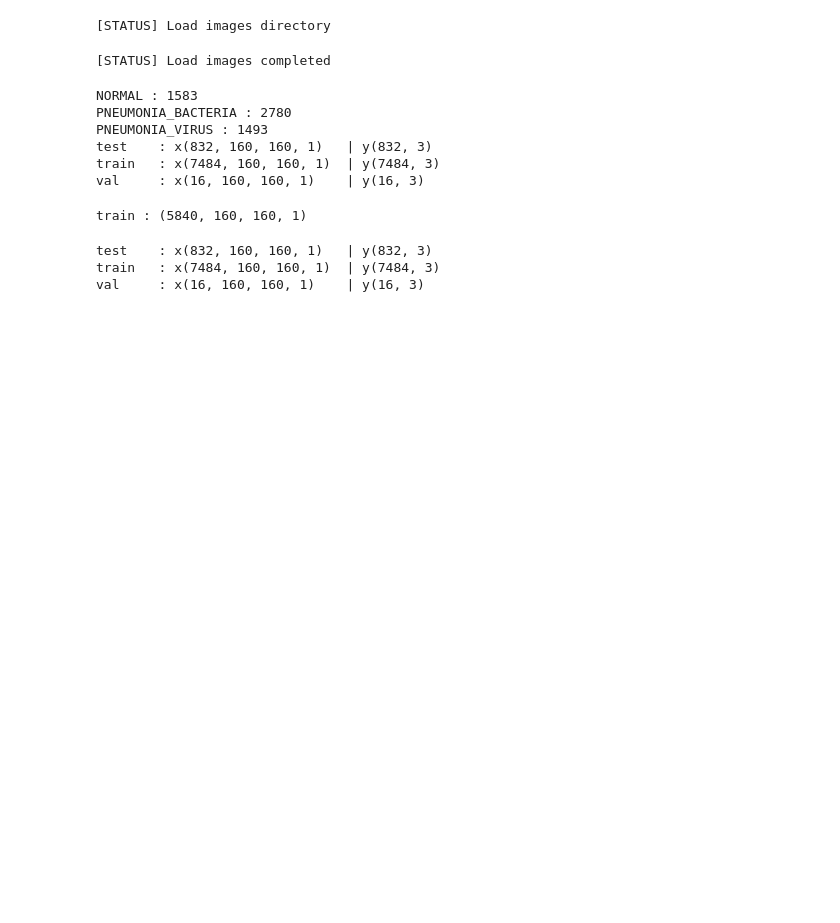
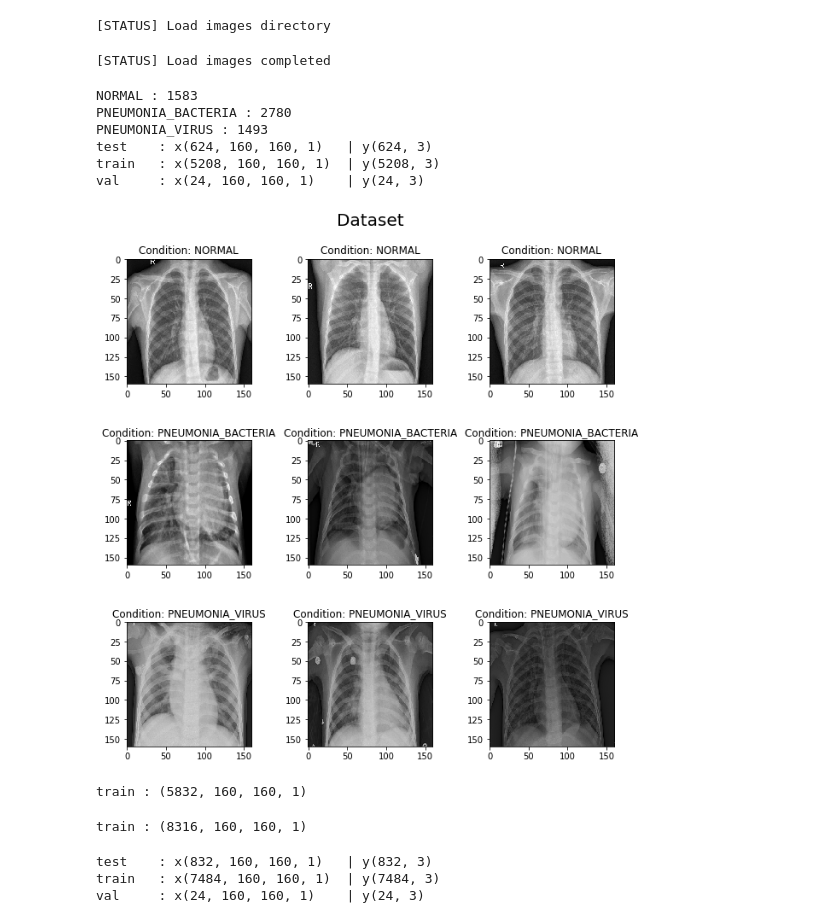
Before and after one commit to maftuhm/Pneumonia-Classification-Using-CNN, a Jupyter notebook: pneumonia-classification-three-class.ipynb, the cells around one changed output. Saved outputs shown, nothing was run; the diff lists cells and outputs as text; code cells hidden in the pictures; blank space fills up the shorter version.

Commit message:
training

```diff
--- a/pneumonia-classification-three-class.ipynb
+++ b/pneumonia-classification-three-class.ipynb
@@ -61,27 +61,28 @@ for dir_path in glob.glob(os.path.join(data_dir, '*')):
         data[kind_dir]['x'], data[kind_dir]['y'] = [], []
 
         for path in glob.glob(os.path.join(dir_path, '*')):
-            label = os.path.split(path)[-1]
+            div = os.path.split(path)[-1]
 
             images = glob.glob(os.path.join(path, '*.jpeg'))
             if len(images) != 0:
                 for image in tqdm(images, desc='Load ' + path):
-                    if 'bacteria' in image:
-                        data[kind_dir]['y'].append(classes[1])
-                        if label != 'val':
-                            data[classes[1]].append(image)
-                    elif 'virus' in image:
-                        data[kind_dir]['y'].append(classes[2])
-                        if label != 'val':
-                            data[classes[2]].append(image)
-                    else:
-                        data[kind_dir]['y'].append(label)
-                        if label != 'val':
-                            data[classes[0]].append(image)
+                    image_name = os.path.split(image)[-1]
 
                     image = cv.imread(image, 0)
                     image = cv.resize(image, resize)
                     data[kind_dir]['x'].append(image)
+
+                    if 'bacteria' in image_name:
+                        target = classes[1]
+                    elif 'virus' in image_name:
+                        target = classes[2]
+                    else:
+                        target = div
+
+                    if div != 'val':
+                        data[target].append(image)
+
+                    data[kind_dir]['y'].append(target)
 
         data[kind_dir]['x'] = np.array(data[kind_dir]['x'], dtype='f') / 255
         data[kind_dir]['x'] = data[kind_dir]['x'].reshape(data[kind_dir]['x'].shape[0], width, height, 1)
@@ -108,21 +109,39 @@ for kind in data:
 NORMAL : 1583
 PNEUMONIA_BACTERIA : 2780
 PNEUMONIA_VIRUS : 1493
-test    : x(832, 160, 160, 1)   | y(832, 3)
-train   : x(7484, 160, 160, 1)  | y(7484, 3)
-val     : x(16, 160, 160, 1)    | y(16, 3)
+test    : x(624, 160, 160, 1)   | y(624, 3)
+train   : x(5208, 160, 160, 1)  | y(5208, 3)
+val     : x(24, 160, 160, 1)    | y(24, 3)
+# %%
+fig, ax = plt.subplots(3, 3, figsize=(9, 9))
+
+for i in range(len(ax)):
+    for j in range(len(ax[i])):
+        image = data[classes[i]][j]
+        ax[i][j].imshow(image.reshape(width, height), cmap='gray')
+        ax[i][j].set_title('Condition: ' + classes[i])
+
+fig.suptitle('Dataset', position=(.5, 1.025), fontsize=20)
+fig.tight_layout()
+fig.show()
+# %% [output]
+[figure, added]
 # %%
 data.train.x = np.concatenate((data.train.x, data.test.x), axis=0)
 data.train.y = np.concatenate((data.train.y, data.test.y), axis=0)
 
 print('train :', data.train.x.shape)
 # %% [output]
-train : (5840, 160, 160, 1)
+train : (5832, 160, 160, 1)
 # %%
 over_sampling = RandomOverSampler(random_state=42)
 x = data.train.x.reshape(data.train.x.shape[0], width*height)
 data.train.x, data.train.y = over_sampling.fit_resample(x, data.train.y)
 data.train.x = data.train.x.reshape(data.train.x.shape[0], width, height, 1)
+# %%
+print('train :', data.train.x.shape)
+# %% [output]
+train : (8316, 160, 160, 1)
 # %%
 data.train.x, data.test.x, data.train.y, data.test.y = \
 train_test_split(data.train.x, data.train.y, test_size=0.10, random_state=42)
@@ -136,7 +155,7 @@ for kind in data:
 # %% [output]
 test    : x(832, 160, 160, 1)   | y(832, 3)
 train   : x(7484, 160, 160, 1)  | y(7484, 3)
-val     : x(16, 160, 160, 1)    | y(16, 3)
+val     : x(24, 160, 160, 1)    | y(24, 3)
 # %%
 K.clear_session()
 model = Sequential([
```
Also changed, not shown: parts of 9 cells of this notebook, 1 other file.
